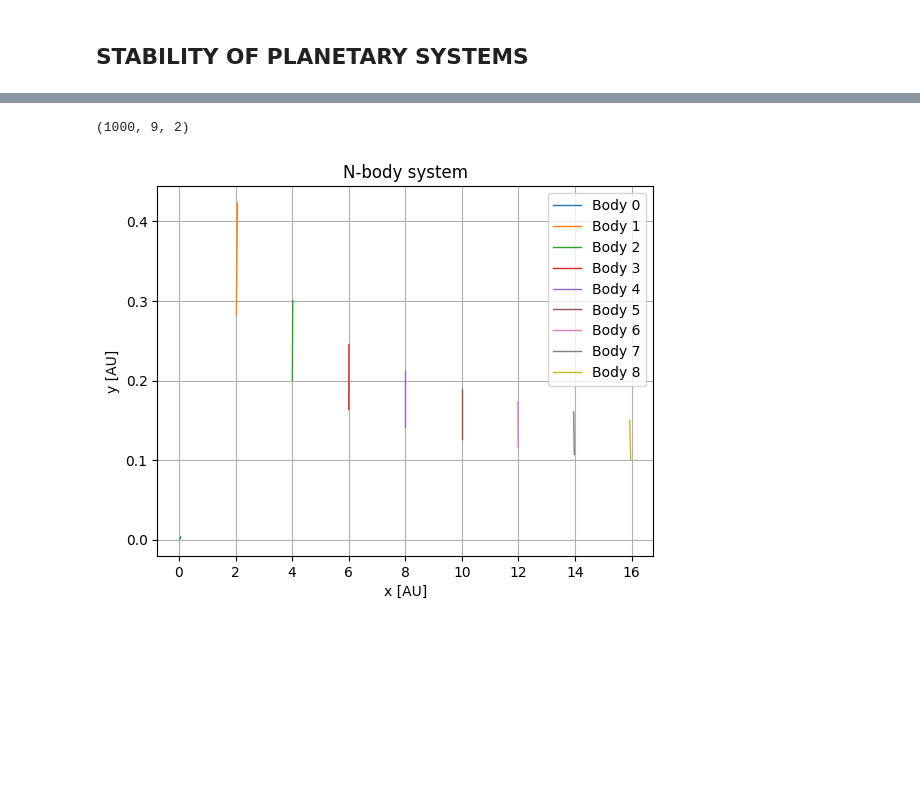
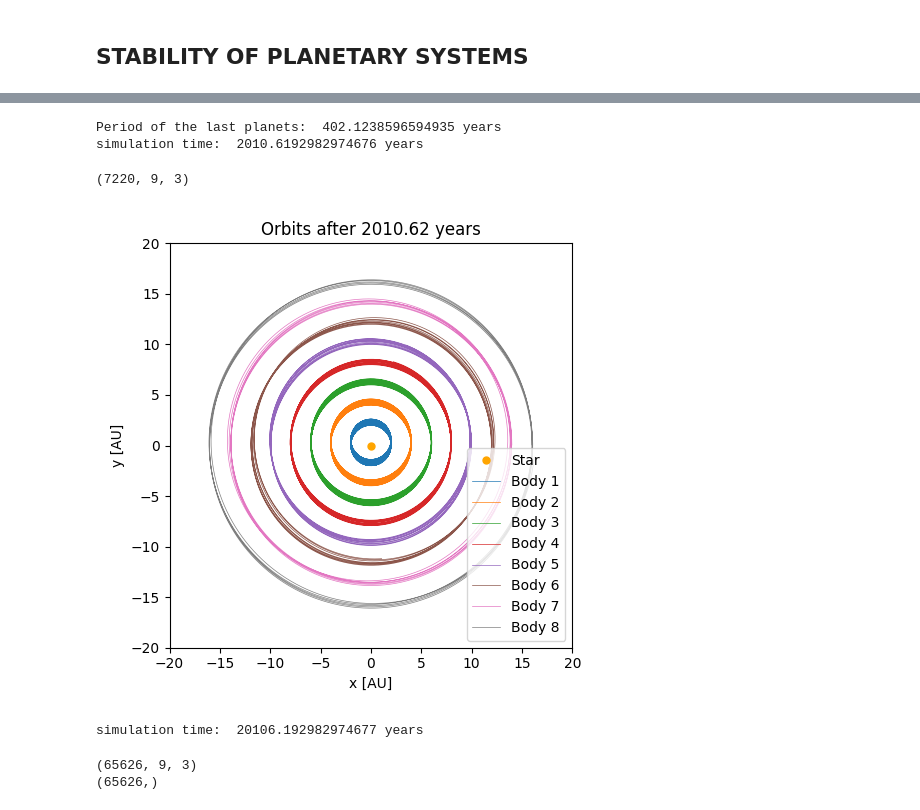
Before and after one commit to marcoboscato/celestial_mechanics, a Jupyter notebook: Homeworks/HW3/boscatomarco_hw3.ipynb, the cells around one changed output, grey strips where cells are left out. Saved outputs shown, nothing was run; the diff lists cells and outputs as text; code cells hidden in the pictures; blank space fills up the shorter version.

```diff
--- a/Homeworks/HW3/boscatomarco_hw3.ipynb
+++ b/Homeworks/HW3/boscatomarco_hw3.ipynb
@@ -174,0 +187,14 @@ def softening_potential(x, m):
+# %%
+# Calculate the mean period
+T = 2*np.pi*np.sqrt(orbit_radii[num_planets-1]**3 / M)        # period of the last planet
+print('Period of the last planets: ',T,'years')
+
+# time of the simulation
+tsimulation = 5*T
+print('simulation time: ',tsimulation,'years')
+
+N = int(1e4)                    # number of steps
+h = (tsimulation - t0)/N        # time steps
+# %% [output]
+Period of the last planets:  402.1238596594935 years
+simulation time:  2010.6192982974676 years
@@ -212,20 +231,0 @@ def Runge_Kutta4_method(part, tstep):
-# %%
-# Integration
-n_steps = 1000
-h = (tf - t0)/n_steps
-time = np.linspace(t0, tf, n_steps)
-
-orbit_path = []
-orbit_vel = []
-
-for i in range(n_steps):
-    update_system = Runge_Kutta4_method(system, h)
-    orbit_path.append(update_system.pos)
-    orbit_vel.append(update_system.vel)
-# %%
-orbit_path = np.array(orbit_path)
-orbit_vel = np.array(orbit_vel)
-
-print(orbit_path.shape)
-# %% [output]
-(1000, 9, 2)
@@ -232,12 +283,40 @@ print(orbit_path.shape)
+# %%
+system_copy = system.copy()
+system_solution, system_velocities, system_energy, system_time = integration_rungekutta(system_copy, h, tsimulation, t0)
 # %%
-# plot the results
-plt.figure()
-plt.title('N-body system')
-for i in range(num_planets+1):
-    plt.plot(orbit_path[:,i,0], orbit_path[:,i,1], label='Body %d'%(i), linewidth=1)
+print(system_solution.shape)
+
+# plot the orbit in x-y plane
+fig = plt.figure(figsize=(5, 5))
+plt.plot(system_solution[0, 0, 0], system_solution[0, 0, 1], 'o', markersize=5, color='orange', label='Star')
+for i in range(1, num_planets+1):
+    plt.plot(system_solution[:, i, 0], system_solution[:, i, 1], label='Body '+str(i), linewidth=0.5)
 plt.xlabel('x [AU]')
 plt.ylabel('y [AU]')
+plt.title(f'Orbits after {tsimulation:.2f} years')
+plt.xlim(-20, 20)
+plt.ylim(-20, 20)
 plt.legend()
-plt.grid()
+plt.tight_layout()
+plt.show()
 # %% [output]
+(7220, 9, 3)
-[figure, old version]
+[figure, new version]
+# %%
+# new time of the simulation
+tsimulation = 50*T
+print('simulation time: ',tsimulation,'years')
+
+N = int(1e4)                    # number of steps
+h = (tsimulation - t0)/N        # time steps
+
+system_copy2 = system.copy()
+system_solution2, system_velocities2, system_energy2, system_time2 = integration_rungekutta(system_copy2, h, tsimulation, t0)
+# %% [output]
+simulation time:  20106.192982974677 years
+# %%
+print(system_solution2.shape)
+print(system_time2.shape)
+# %% [output]
+(65626, 9, 3)
+(65626,)
```
Also changed, not shown: parts of 11 cells of this notebook, 2 other files.
